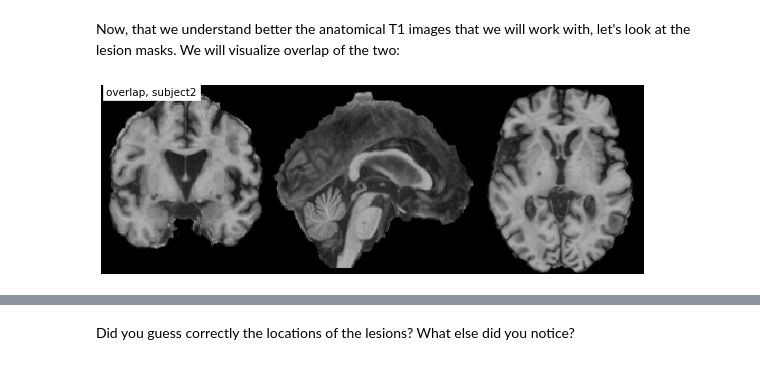
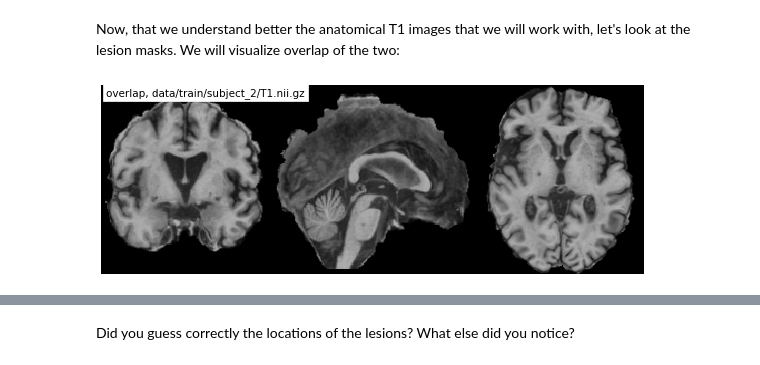
Before and after one commit to ramp-kits/stroke_lesions, a Jupyter notebook: stroke_starting_kit.ipynb, the cells around one changed output, grey strips where cells are left out. Drawn from its saved outputs; the diff is of its cells as text; code cells hidden in the pictures.

Commit message:
added download the data, corrected links to the data, started on dummy algorithm

```diff
--- a/stroke_starting_kit.ipynb
+++ b/stroke_starting_kit.ipynb
@@ -103,3 +110,11 @@ Let's view few of the images:
+# %%
+path_T1_1 = 'data/train/subject_2/T1.nii.gz'
+path_T1_2 = 'data/train/subject_8/T1.nii.gz'
+path_T1_3 = 'data/train/subject_18/T1.nii.gz'
+
+path_lesion_1 = 'data/train/subject_2/truth.nii.gz'
+path_lesion_2 = 'data/train/subject_8/truth.nii.gz'
+path_lesion_3 = 'data/train/subject_18/truth.nii.gz'
 # %%
 %matplotlib inline
 
@@ -146,9 +158,6 @@ Before we look closer at the lesions, let's look at the size of the images
 # %%
 from nilearn.image import load_img
 
-path_T1_1 = 'data/subject_2/T1.nii.gz'
-path_T1_2 = 'data/subject_8/T1.nii.gz'
-path_T1_3 = 'data/subject_18/T1.nii.gz'
 img1 = load_img(path_T1_1)
 img2 = load_img(path_T1_2)
 img3 = load_img(path_T1_3)
@@ -173,16 +182,16 @@ from nilearn.image import load_img
 # %%
 def plot_overlap(path_to_t1, path_to_lesion, title='overlap'):
     fig = plt.figure(1, figsize=(14, 5), frameon=False, dpi=50)
     ax = plt.gca()
     plotting.plot_roi(path_to_lesion, path_to_t1, title=title,
                        axes=ax,
                        draw_cross=False,
                        annotate=False,
                        cmap='autumn',  # the lesions will be shown in red
                        cut_coords=(0, 0, 0)
                        )
-plot_overlap(path_to_t1='data/subject_2/T1.nii.gz',
-             path_to_lesion='data/subject_2/truth.nii.gz',
-             title='overlap, subject2')
+plot_overlap(path_to_t1=path_T1_1,
+             path_to_lesion=path_lesion_1,
+             title=f'overlap, {path_T1_1}')
 # %% [output]
-[figure, old version]
+[figure, new version]
```
Also changed, not shown: parts of 25 cells of this notebook.
